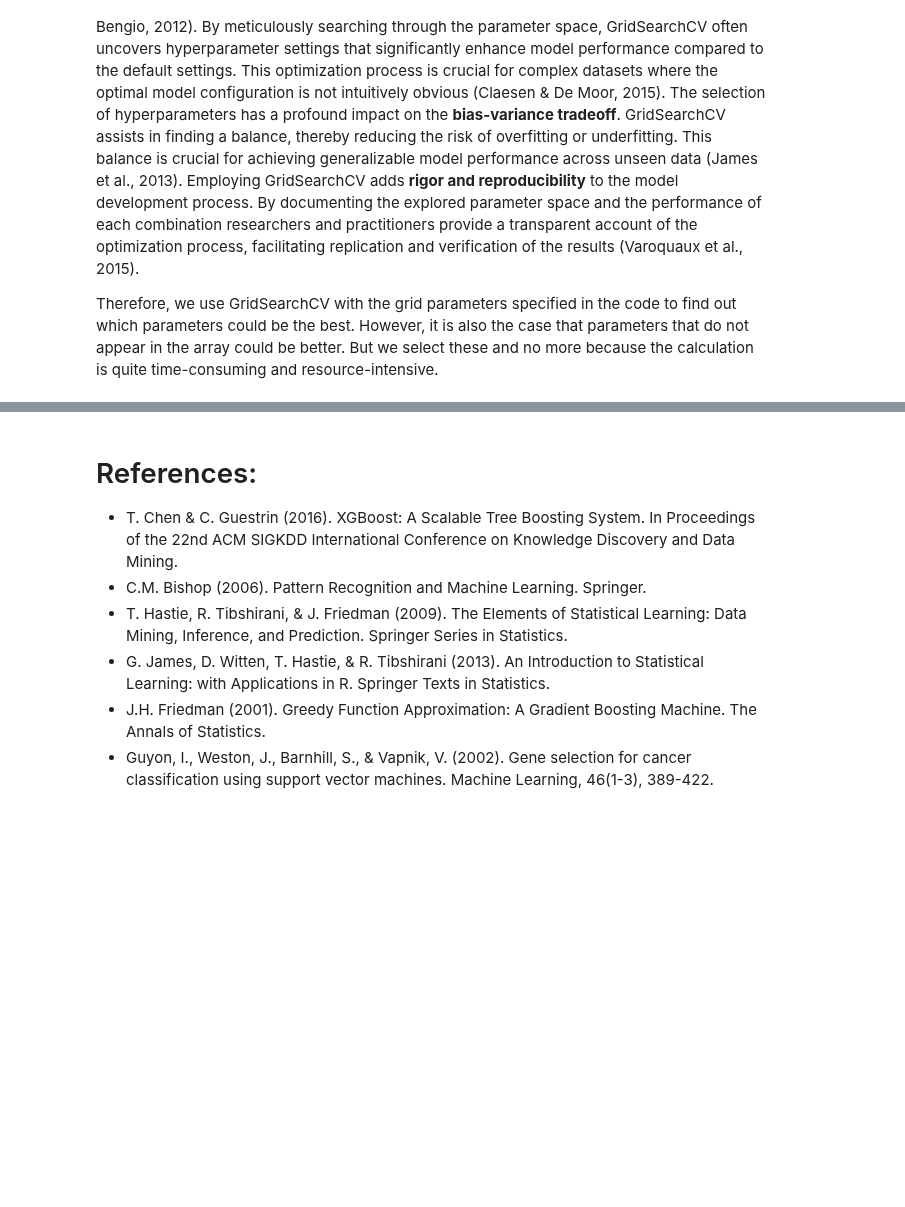
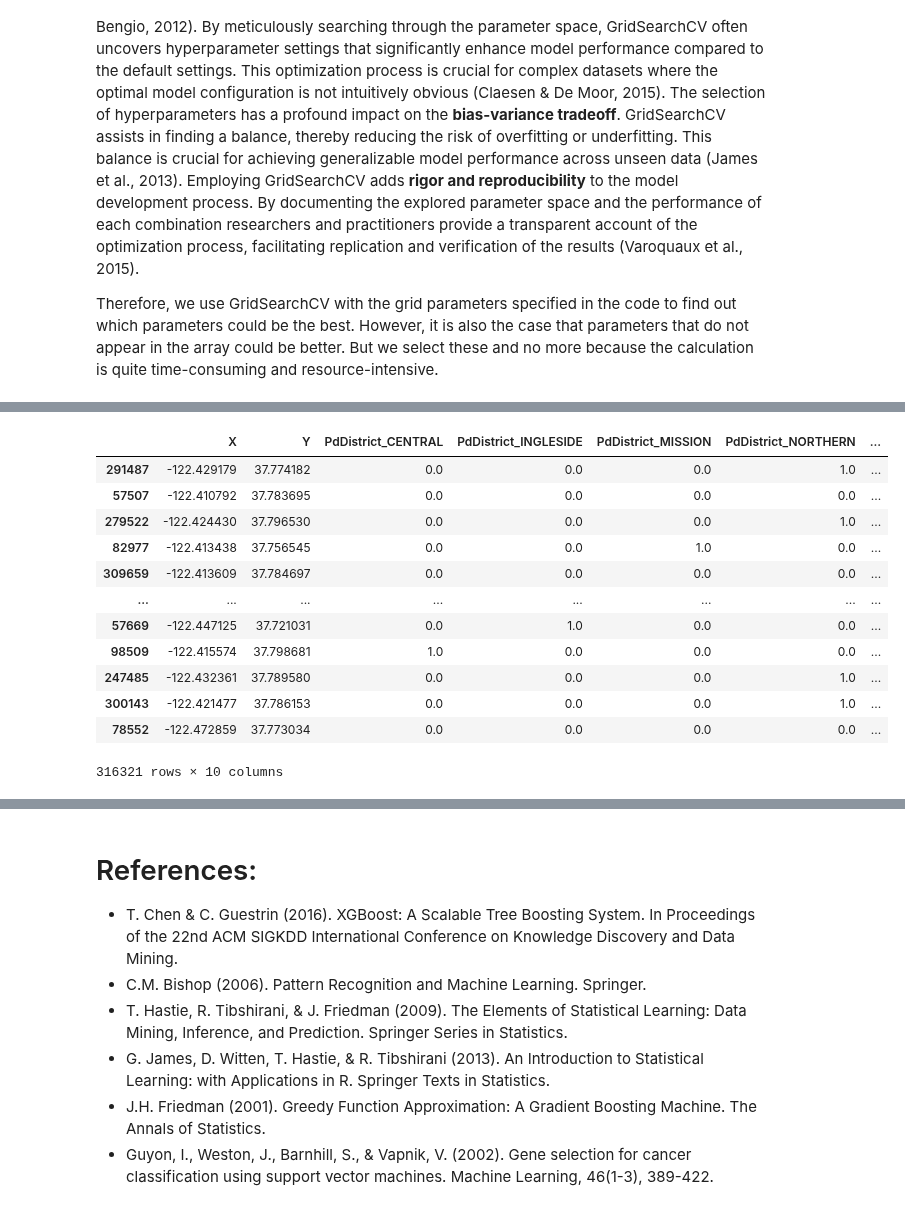
Before and after one commit to HassanAlhawari1998/SF-CrimePredict, a Jupyter notebook: Gradient Boosting XGBoost.ipynb, the cells around one changed output, grey strips where cells are left out. Drawn from its saved outputs; the diff is of its cells as text; code cells hidden in the pictures; blank space fills up the shorter version.

```diff
--- a/Gradient Boosting XGBoost.ipynb
+++ b/Gradient Boosting XGBoost.ipynb
@@ -503 +517,36 @@ best_params, best_accuracy = perform_grid_search(X_train, y_train)
+# %%
+#drop features till we have 10 - we now have 30 so we drop 20
+# features_to_drop = [
+#      'DayOfWeek_Friday', 'DayOfWeek_Monday', 'DayOfWeek_Saturday', 'DayOfWeek_Sunday',
+#      'DayOfWeek_Thursday', 'DayOfWeek_Tuesday', 'DayOfWeek_Wednesday',
+#      'PdDistrict_BAYVIEW', 'PdDistrict_CENTRAL', 'PdDistrict_INGLESIDE', 'PdDistrict_MISSION', 'PdDistrict_NORTHERN',
+#      'PdDistrict_PARK', 'PdDistrict_RICHMOND', 'PdDistrict_SOUTHERN', 'PdDistrict_TARAVAL',
+#      'POLITICAL DIRECTION_REPUBLIC',
+#      'Events_Clear','Events_Fog','Events_Fog-Rain', 'Events_Rain', 'Events_Rain-Thunderstorm','Events_Thunderstorm',
+#      'season_Autumn','season_Spring', 'season_Summer', 'season_Winter'
+#  ]
+features_to_drop = [
+    'DayOfWeek_Friday','DayOfWeek_Monday','DayOfWeek_Saturday', 'DayOfWeek_Sunday','DayOfWeek_Thursday','DayOfWeek_Tuesday','DayOfWeek_Wednesday',
+    'PdDistrict_BAYVIEW','PdDistrict_TARAVAL',
+    'POLITICAL DIRECTION_REPUBLIC',
+    'Events_Clear','Events_Fog','Events_Fog-Rain', 'Events_Rain', 'Events_Rain-Thunderstorm','Events_Thunderstorm',
+    'season_Autumn','season_Spring', 'season_Summer', 'season_Winter'
+]
+X_train = X_train.drop(columns=features_to_drop)
+X_test = X_test.drop(columns=features_to_drop)
+X_train
+# %% [output]
+|  | X | Y | PdDistrict_CENTRAL | PdDistrict_INGLESIDE | PdDistrict_MISSION | PdDistrict_NORTHERN | ... |
+| 291487 | -122.429179 | 37.774182 | 0.0 | 0.0 | 0.0 | 1.0 | ... |
+| 57507 | -122.410792 | 37.783695 | 0.0 | 0.0 | 0.0 | 0.0 | ... |
+| 279522 | -122.424430 | 37.796530 | 0.0 | 0.0 | 0.0 | 1.0 | ... |
+| 82977 | -122.413438 | 37.756545 | 0.0 | 0.0 | 1.0 | 0.0 | ... |
+| 309659 | -122.413609 | 37.784697 | 0.0 | 0.0 | 0.0 | 0.0 | ... |
+| ... | ... | ... | ... | ... | ... | ... | ... |
+| 57669 | -122.447125 | 37.721031 | 0.0 | 1.0 | 0.0 | 0.0 | ... |
+| 98509 | -122.415574 | 37.798681 | 1.0 | 0.0 | 0.0 | 0.0 | ... |
+| 247485 | -122.432361 | 37.789580 | 0.0 | 0.0 | 0.0 | 1.0 | ... |
+| 300143 | -122.421477 | 37.786153 | 0.0 | 0.0 | 0.0 | 1.0 | ... |
+| 78552 | -122.472859 | 37.773034 | 0.0 | 0.0 | 0.0 | 0.0 | ... |
+316321 rows × 10 columns
 # %%
```
Also changed, not shown: parts of 17 cells of this notebook, 1 other file.
